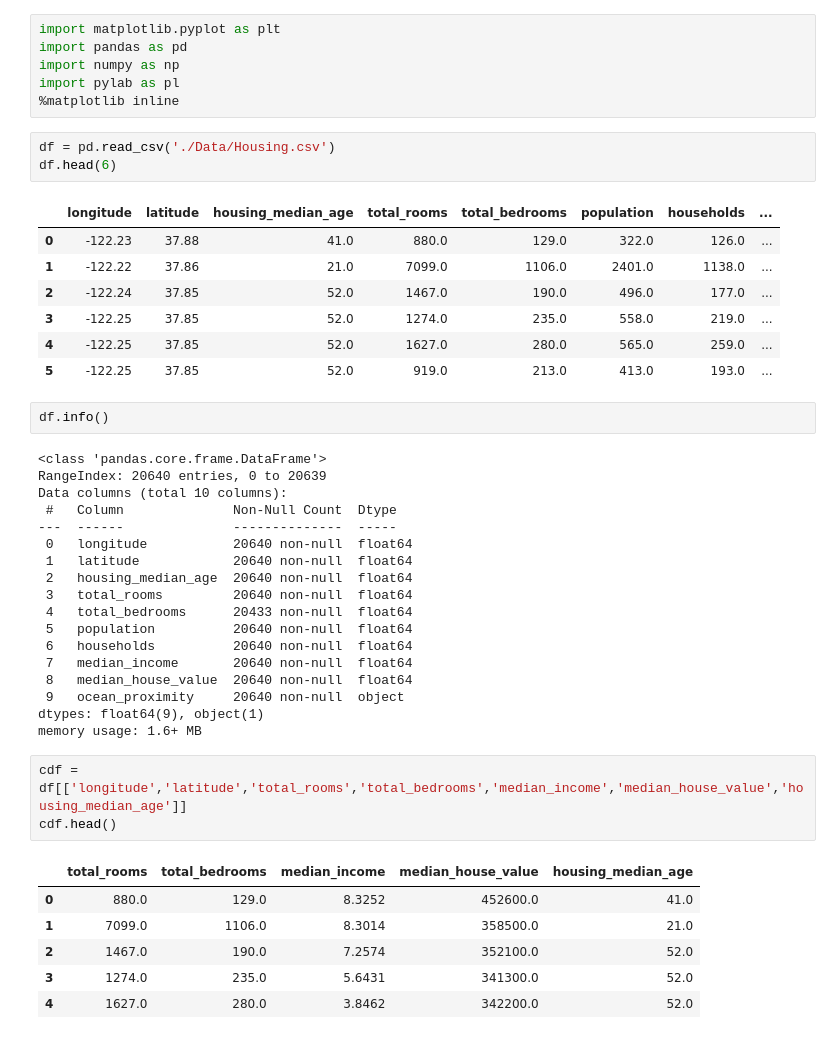
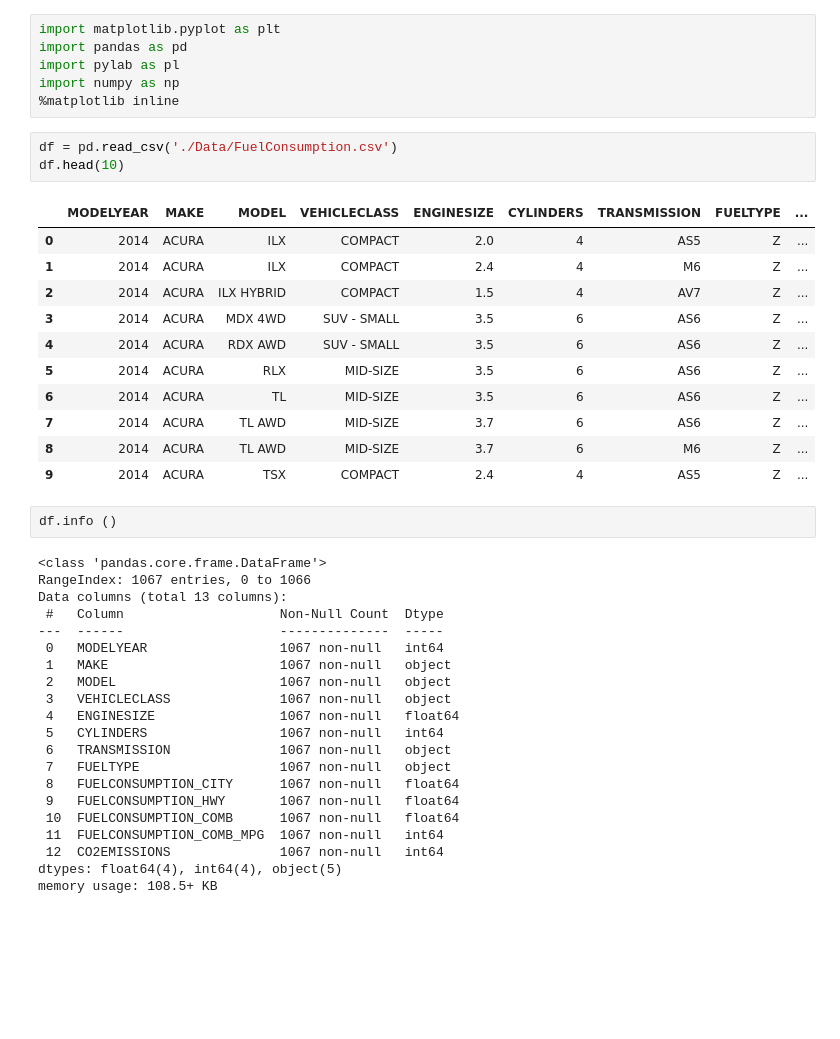
Before and after one commit to AliShamriz/Practices, a Jupyter notebook: Linear Regression.ipynb, the cells around one changed output. Saved outputs shown, nothing was run; the diff lists cells and outputs as text; blank space fills up the shorter version.

```diff
--- a/Linear Regression.ipynb
+++ b/Linear Regression.ipynb
@@ -1,47 +1,44 @@
 # %%
 import matplotlib.pyplot as plt
 import pandas as pd
+import pylab as pl
 import numpy as np
-import pylab as pl
 %matplotlib inline
 # %%
-df = pd.read_csv('./Data/Housing.csv')
-df.head(6)
+df = pd.read_csv('./Data/FuelConsumption.csv')
+df.head(10)
 # %% [output]
-|  | longitude | latitude | housing_median_age | total_rooms | total_bedrooms | population | households | ... |
-| 0 | -122.23 | 37.88 | 41.0 | 880.0 | 129.0 | 322.0 | 126.0 | ... |
-| 1 | -122.22 | 37.86 | 21.0 | 7099.0 | 1106.0 | 2401.0 | 1138.0 | ... |
-| 2 | -122.24 | 37.85 | 52.0 | 1467.0 | 190.0 | 496.0 | 177.0 | ... |
-| 3 | -122.25 | 37.85 | 52.0 | 1274.0 | 235.0 | 558.0 | 219.0 | ... |
-| 4 | -122.25 | 37.85 | 52.0 | 1627.0 | 280.0 | 565.0 | 259.0 | ... |
-| 5 | -122.25 | 37.85 | 52.0 | 919.0 | 213.0 | 413.0 | 193.0 | ... |
+|  | MODELYEAR | MAKE | MODEL | VEHICLECLASS | ENGINESIZE | CYLINDERS | TRANSMISSION | FUELTYPE | ... |
+| 0 | 2014 | ACURA | ILX | COMPACT | 2.0 | 4 | AS5 | Z | ... |
+| 1 | 2014 | ACURA | ILX | COMPACT | 2.4 | 4 | M6 | Z | ... |
+| 2 | 2014 | ACURA | ILX HYBRID | COMPACT | 1.5 | 4 | AV7 | Z | ... |
+| 3 | 2014 | ACURA | MDX 4WD | SUV - SMALL | 3.5 | 6 | AS6 | Z | ... |
+| 4 | 2014 | ACURA | RDX AWD | SUV - SMALL | 3.5 | 6 | AS6 | Z | ... |
+| 5 | 2014 | ACURA | RLX | MID-SIZE | 3.5 | 6 | AS6 | Z | ... |
+| 6 | 2014 | ACURA | TL | MID-SIZE | 3.5 | 6 | AS6 | Z | ... |
+| 7 | 2014 | ACURA | TL AWD | MID-SIZE | 3.7 | 6 | AS6 | Z | ... |
+| 8 | 2014 | ACURA | TL AWD | MID-SIZE | 3.7 | 6 | M6 | Z | ... |
+| 9 | 2014 | ACURA | TSX | COMPACT | 2.4 | 4 | AS5 | Z | ... |
 # %%
-df.info()
+df.info ()
 # %% [output]
 <class 'pandas.core.frame.DataFrame'>
-RangeIndex: 20640 entries, 0 to 20639
-Data columns (total 10 columns):
- #   Column              Non-Null Count  Dtype
----  ------              --------------  -----
- 0   longitude           20640 non-null  float64
- 1   latitude            20640 non-null  float64
- 2   housing_median_age  20640 non-null  float64
- 3   total_rooms         20640 non-null  float64
- 4   total_bedrooms      20433 non-null  float64
- 5   population          20640 non-null  float64
- 6   households          20640 non-null  float64
- 7   median_income       20640 non-null  float64
- 8   median_house_value  20640 non-null  float64
- 9   ocean_proximity     20640 non-null  object
-dtypes: float64(9), object(1)
-memory usage: 1.6+ MB
+RangeIndex: 1067 entries, 0 to 1066
+Data columns (total 13 columns):
+ #   Column                    Non-Null Count  Dtype
+---  ------                    --------------  -----
+ 0   MODELYEAR                 1067 non-null   int64
+ 1   MAKE                      1067 non-null   object
+ 2   MODEL                     1067 non-null   object
+ 3   VEHICLECLASS              1067 non-null   object
+ 4   ENGINESIZE                1067 non-null   float64
+ 5   CYLINDERS                 1067 non-null   int64
+ 6   TRANSMISSION              1067 non-null   object
+ 7   FUELTYPE                  1067 non-null   object
+ 8   FUELCONSUMPTION_CITY      1067 non-null   float64
+ 9   FUELCONSUMPTION_HWY       1067 non-null   float64
+ 10  FUELCONSUMPTION_COMB      1067 non-null   float64
+ 11  FUELCONSUMPTION_COMB_MPG  1067 non-null   int64
+ 12  CO2EMISSIONS              1067 non-null   int64
+dtypes: float64(4), int64(4), object(5)
+memory usage: 108.5+ KB
-# %%
-cdf = df[['longitude','latitude','total_rooms','total_bedrooms','median_income','median_house_value','housing_median_age']]
-cdf.head()
-# %% [output]
-|  | total_rooms | total_bedrooms | median_income | median_house_value | housing_median_age |
-| 0 | 880.0 | 129.0 | 8.3252 | 452600.0 | 41.0 |
-| 1 | 7099.0 | 1106.0 | 8.3014 | 358500.0 | 21.0 |
-| 2 | 1467.0 | 190.0 | 7.2574 | 352100.0 | 52.0 |
-| 3 | 1274.0 | 235.0 | 5.6431 | 341300.0 | 52.0 |
-| 4 | 1627.0 | 280.0 | 3.8462 | 342200.0 | 52.0 |
```
Also changed, not shown: parts of 5 cells of this notebook.
